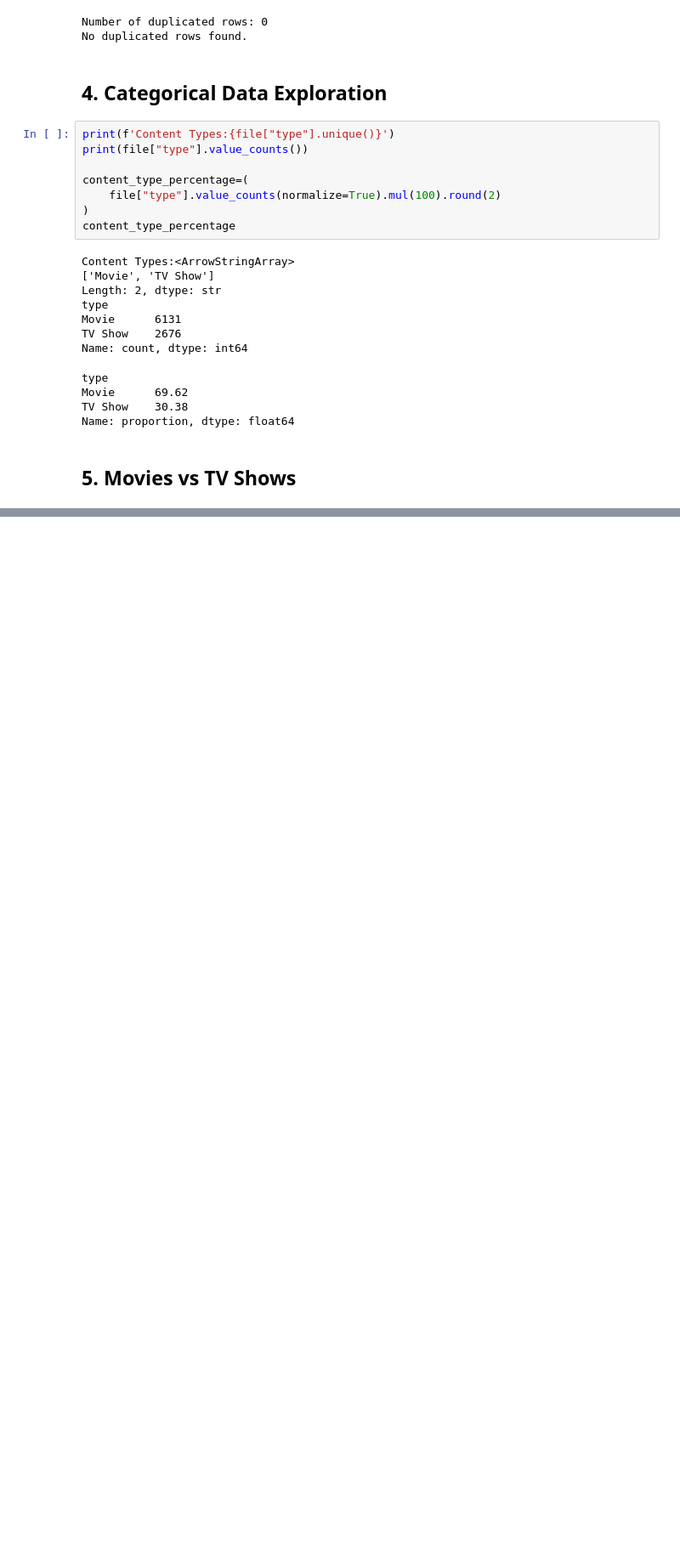
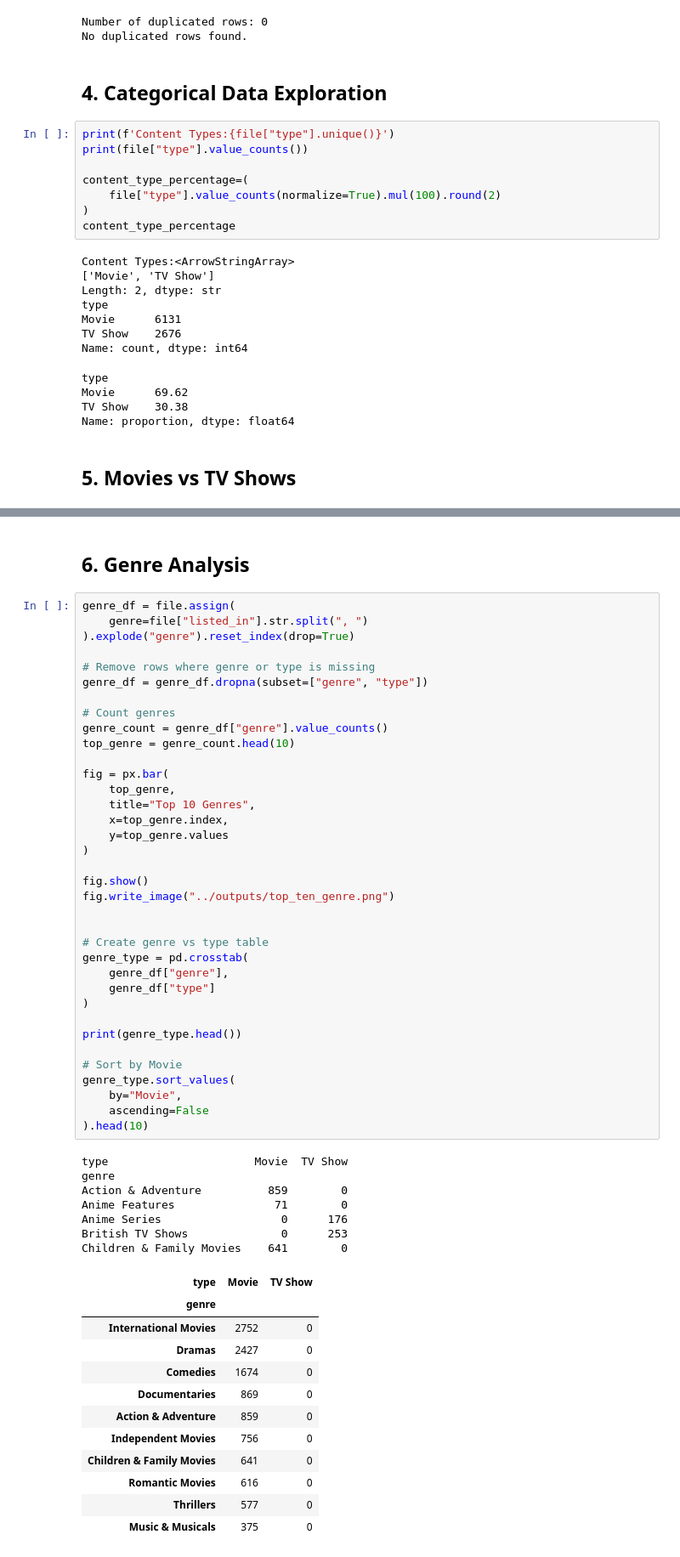
Before and after one commit to anamolshrestha-41/learnify, a Jupyter notebook: projects/netflix_eda/netflix_eda.ipynb, the cells around one changed output, grey strips where cells are left out. Shown at 85% size. Cells and saved outputs as stored; diff of their text form; blank space fills up the shorter version.

```diff
--- a/projects/netflix_eda/netflix_eda.ipynb
+++ b/projects/netflix_eda/netflix_eda.ipynb
@@ -198,0 +192,58 @@ fig.show()
+# %% [markdown]
+## 6. Genre Analysis
+# %%
+genre_df = file.assign(
+    genre=file["listed_in"].str.split(", ")
+).explode("genre").reset_index(drop=True)
+
+# Remove rows where genre or type is missing
+genre_df = genre_df.dropna(subset=["genre", "type"])
+
+# Count genres
+genre_count = genre_df["genre"].value_counts()
+top_genre = genre_count.head(10)
+
+fig = px.bar(
+    top_genre,
+    title="Top 10 Genres",
+    x=top_genre.index,
+    y=top_genre.values
+)
+
+fig.show()
+fig.write_image("../outputs/top_ten_genre.png")
+
+
+# Create genre vs type table
+genre_type = pd.crosstab(
+    genre_df["genre"],
+    genre_df["type"]
+)
+
+print(genre_type.head())
+
+# Sort by Movie
+genre_type.sort_values(
+    by="Movie",
+    ascending=False
+).head(10)
+# %% [output]
+type                      Movie  TV Show
+genre
+Action & Adventure          859        0
+Anime Features               71        0
+Anime Series                  0      176
+British TV Shows              0      253
+Children & Family Movies    641        0
+| type | Movie | TV Show |
+| genre |  |  |
+| International Movies | 2752 | 0 |
+| Dramas | 2427 | 0 |
+| Comedies | 1674 | 0 |
+| Documentaries | 869 | 0 |
+| Action & Adventure | 859 | 0 |
+| Independent Movies | 756 | 0 |
+| Children & Family Movies | 641 | 0 |
+| Romantic Movies | 616 | 0 |
+| Thrillers | 577 | 0 |
+| Music & Musicals | 375 | 0 |
```
Also changed, not shown: parts of 31 cells of this notebook.
